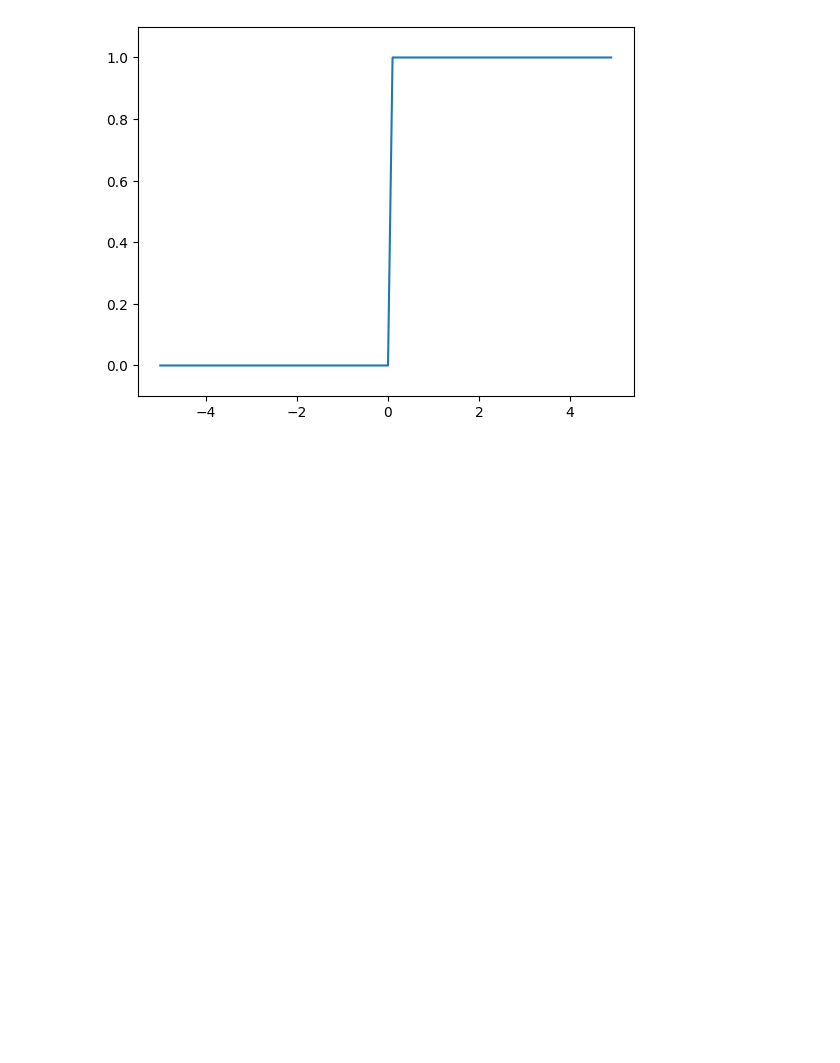
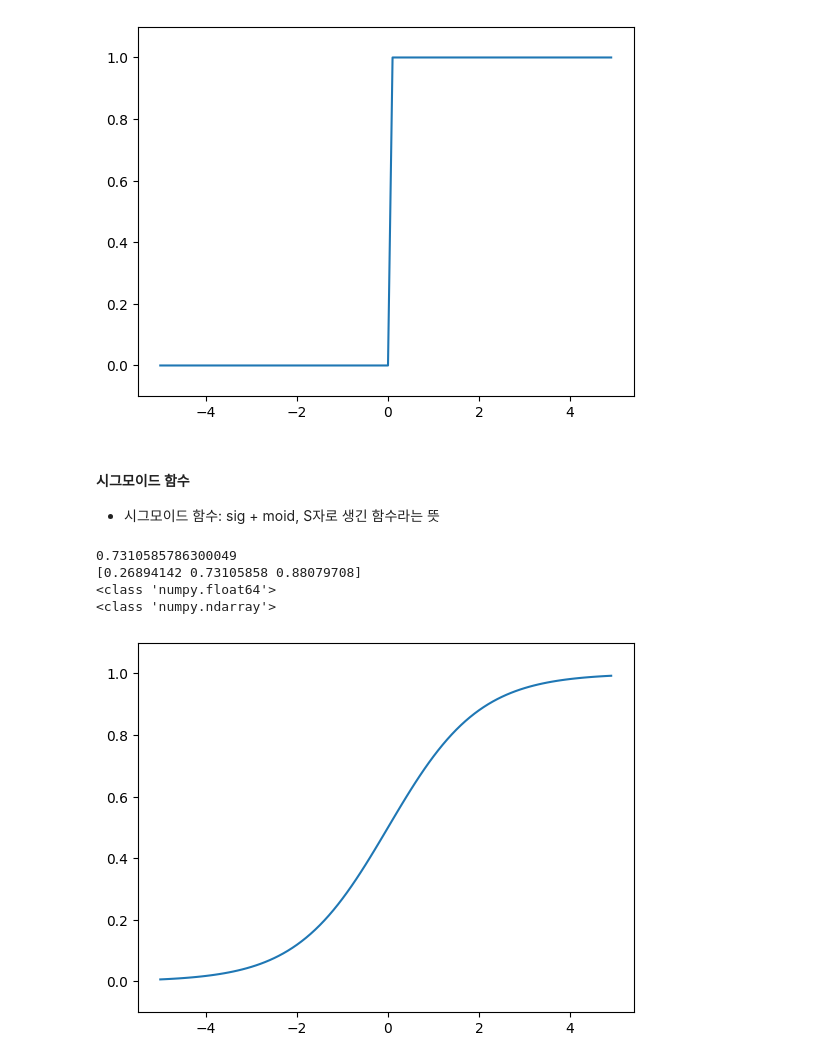
Before and after one commit to wwcbyang/DL, a Jupyter notebook: perceptron.ipynb, the cells around one changed output. Saved outputs shown, nothing was run; the diff lists cells and outputs as text; code cells hidden in the pictures; blank space fills up the shorter version.

```diff
--- a/perceptron.ipynb
+++ b/perceptron.ipynb
@@ -158,3 +161,34 @@ plt.ylim(-0.1, 1.1)
 plt.show()
 # %% [output]
 [figure]
+# %% [markdown]
+#### 시그모이드 함수
+* 시그모이드 함수: sig + moid, S자로 생긴 함수라는 뜻
+# %%
+import numpy as np
+### 시그모이드 함수
+def sigmoid(x):
+    return 1 / (1 + np.exp(-x))
+# %%
+print(sigmoid(1))
+print(sigmoid(np.array([-1, 1, 2]))) # broadcasting
+print(type(sigmoid(1)))
+print(type(sigmoid(np.array([-1, 1, 2]))))
+# %% [output]
+0.7310585786300049
+[0.26894142 0.73105858 0.88079708]
+<class 'numpy.float64'>
+<class 'numpy.ndarray'>
+# %%
+import numpy as np
+import matplotlib.pylab as plt
+
+### 시그모이드 함수 그리기
+x = np.arange(-5.0, 5.0, 0.1)
+y = sigmoid(x)
+
+plt.plot(x, y)
+plt.ylim(-0.1, 1.1)
+plt.show()
+# %% [output]
+[figure, added]
```
Also changed, not shown: parts of 8 cells of this notebook.
